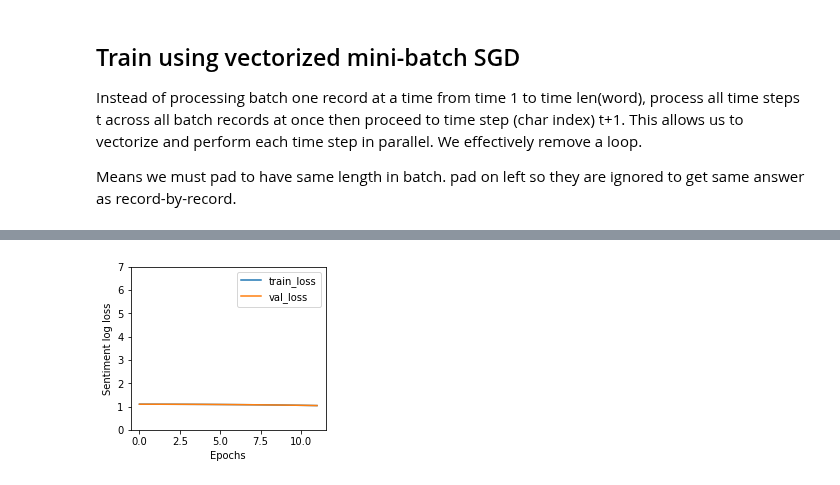
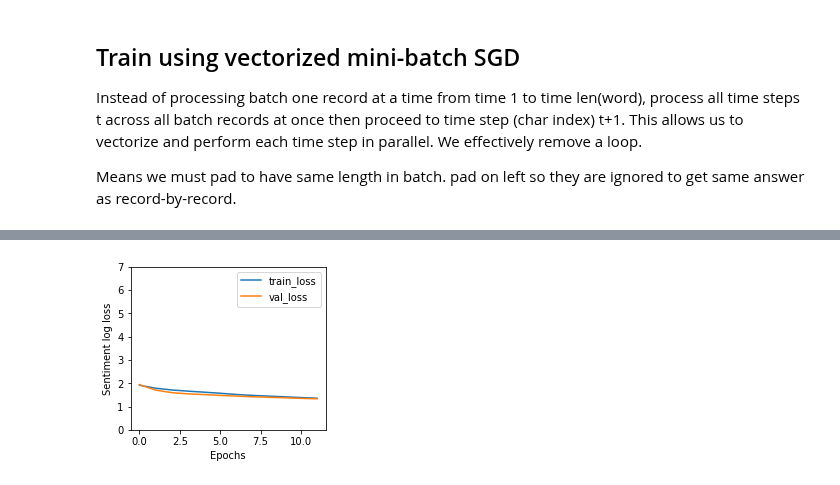
Before and after one commit to parrt/playdl, a Jupyter notebook: notebooks/RNN-lastname-simple.ipynb, the cells around one changed output, grey strips where cells are left out. Saved outputs shown, nothing was run; the diff lists cells and outputs as text; code cells hidden in the pictures.

Commit message:
got batch in

```diff
--- a/notebooks/RNN-lastname-simple.ipynb
+++ b/notebooks/RNN-lastname-simple.ipynb
@@ -65,7 +65,7 @@ def cross_entropy(y_prob, y_true):
     -1*log(small value) = big value.
     y_true values must be positive integers in [0,k-1].
     """
-    n = len(y_true)
+    n = y_prob.shape[0]
     # Get value at y_true[j] for each sample with fancy indexing
     p = y_prob[range(n),y_true]
     return torch.mean(-torch.log(p))
@@ -310,10 +313,11 @@ print(f"{n:,d} training records, {nfeatures} features (chars), {nclasses} target
 # %%
+%%time
 #torch.manual_seed(0) # SET SEED FOR TESTING
 W = torch.eye(nhidden, nhidden,   dtype=torch.float64, device=device, requires_grad=True)
 U = randn(nhidden,     nfeatures, dtype=torch.float64, device=device, requires_grad=True) # embed one-hot char vec
 V = randn(nclasses,    nhidden,   dtype=torch.float64, device=device, requires_grad=True) # take RNN output (h) and predict target
 
-optimizer = torch.optim.Adam([W,U,V], lr=0.01, weight_decay=0.0)
+optimizer = torch.optim.Adam([W,U,V], lr=0.005, weight_decay=0.0)
 
 history = []
 epochs = 12
@@ -411,9 +431,8 @@ y_train = [0,2,1,1,2]
 # %%
-nhidden = 2
-batch_size = 2
 n = len(X_train)
 
-n = batch_size * (n // batch_size)
+nbatches = n // batch_size
+n = nbatches * batch_size
 X_train = X_train[0:n]
 y_train = y_train[0:n]
 vocab, ctoi = getvocab(X)
@@ -427,2 +446,2 @@ print(f"{n:,d} training records, batch size {batch_size}, {nfeatures} features (
 # %%
-X_onehot = onehot_matrix(X_train, max_len, vocab, verbose=True)
+X_onehot = onehot_matrix(X_train, max_len, vocab, verbose=False)
@@ -463,17 +497,19 @@ y_valid = y_train
 # %%
+%%time
 #torch.manual_seed(0) # SET SEED FOR TESTING
 W = torch.eye(nhidden, nhidden,   dtype=torch.float64, device=device, requires_grad=True)
 U = randn(nhidden,     nfeatures, dtype=torch.float64, device=device, requires_grad=True) # embed one-hot char vec
 V = randn(nclasses,    nhidden,   dtype=torch.float64, device=device, requires_grad=True) # take RNN output (h) and predict target
 
-optimizer = torch.optim.Adam([W,U,V], lr=0.01, weight_decay=0.0)
+optimizer = torch.optim.Adam([W,U,V], lr=0.001, weight_decay=0.0)
 
 history = []
 epochs = 12
 for epoch in range(1, epochs+1):
-    print(f"EPOCH {epoch}")
+#     print(f"EPOCH {epoch}")
     epoch_training_loss = 0.0
     epoch_training_accur = 0.0
+    total = 0
     for p in range(0, n, batch_size):  # do one epoch
         loss = 0
         batch_X = X_train[p:p+batch_size]
@@ -481,17 +517,16 @@ for epoch in range(1, epochs+1):
         batch_X_onehot = onehot_matrix(batch_X, max_len, vocab)
         h = torch.zeros(nhidden, batch_size, dtype=torch.float64, device=device, requires_grad=False)
         for j in range(max_len):
-            x_step_t = batch_X_onehot[:,j].T
+            x_step_t = batch_X_onehot[:,j].T # make it len(vocab) x batch_size
             h = W.mm(h) + U.mm(x_step_t)
             h = torch.relu(h)
         o = V.mm(h)
         o = o.T # make it batch_size x nclasses
         o = softmax(o)
-        print("softmax")
-        print(o)
         loss = cross_entropy(o, batch_y)
-        correct = torch.argmax(o[0])==batch_y
-        epoch_training_accur += correct
+        correct = torch.argmax(o, dim=1)==batch_y
+        epoch_training_accur += torch.sum(correct)
+        total += len(batch_y)
 
         # update matrices based upon loss computed from a batch
         optimizer.zero_grad()
@@ -500,18 +535,18 @@ for epoch in range(1, epochs+1):
 
         epoch_training_loss += loss.detach().item()
 
-    epoch_training_loss /= n
+    epoch_training_loss /= nbatches
     epoch_training_accur /= n
 #     print(f"Epoch {epoch:3d} training loss {epoch_training_loss:7.4f} accur {epoch_training_accur:7.4f}")
 
     with torch.no_grad():
         o = forward(X_train, max_len, vocab)#, apply_softmax=False)
-        train_loss = cross_entropy(o, y_train)
+        train_loss = cross_entropy(o, y_train).item()
         correct = torch.argmax(o, dim=1).detach().cpu()==torch.tensor(y_train)
         train_accur = torch.sum(correct) / float(len(X_train))
 
         o = forward(X_valid, max_len, vocab)
-        valid_loss = cross_entropy(o, y_valid)
+        valid_loss = cross_entropy(o, y_valid).item()
         correct = torch.argmax(o, dim=1).detach().cpu()==torch.tensor(y_valid)
         valid_accur = torch.sum(correct) / float(len(X_valid))
 
@@ -541 +571 @@ Epoch:  12 accum loss  0.5255 accur 0.000 | train loss  1.0402 accur 0.250 | val
-[figure, old version]
+[figure, new version]
```
Also changed, not shown: parts of 17 cells of this notebook.
